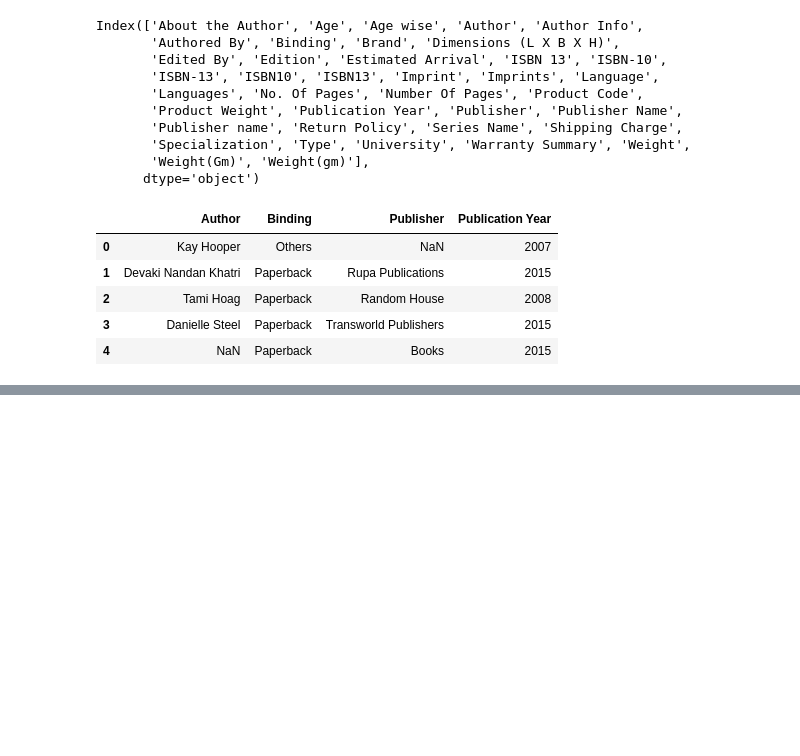
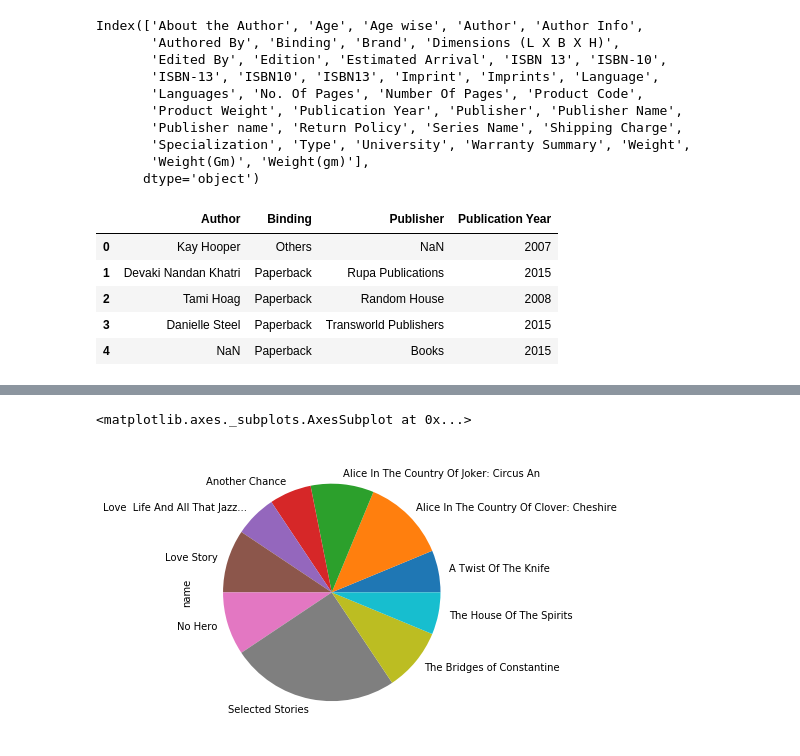
Before and after one commit to hongson6/Analysis-on-Best-Selling-Books-in-India, a Jupyter notebook: Final Project.ipynb, the cells around one changed output, grey strips where cells are left out. Saved outputs shown, nothing was run; the diff lists cells and outputs as text; code cells hidden in the pictures; blank space fills up the shorter version.

```diff
--- a/Final Project.ipynb
+++ b/Final Project.ipynb
@@ -424,16 +383,16 @@ OS1.head()
 # %%
 OS1.index = OS1.index.astype(int)
-# OS2.index = OS2.index.astype(int)
-# OS3.index = OS3.index.astype(int)
-# OS4.index = OS4.index.astype(int)
-# OS5.index = OS5.index.astype(int)
+OS2.index = OS2.index.astype(int)
+OS3.index = OS3.index.astype(int)
+OS4.index = OS4.index.astype(int)
+OS5.index = OS5.index.astype(int)
 
 new_books = pd.merge(books, books1, left_index=True, right_index=True)
 new_books = pd.merge(new_books, OS1, left_index=True, right_index=True)
-# new_books = pd.merge(new_books, OS2, left_index=True, right_index=True)
-# new_books = pd.merge(new_books, OS3, left_index=True, right_index=True)
-# new_books = pd.merge(new_books, OS4, left_index=True, right_index=True)
-# new_books = pd.merge(new_books, OS5, left_index=True, right_index=True)
+new_books = pd.merge(new_books, OS2, left_index=True, right_index=True)
+new_books = pd.merge(new_books, OS3, left_index=True, right_index=True)
+new_books = pd.merge(new_books, OS4, left_index=True, right_index=True)
+new_books = pd.merge(new_books, OS5, left_index=True, right_index=True)
 # %%
 new_books = new_books.drop(columns=['desc', 'insertedon', 'other_sellers', 'specifications'])
 new_books
@@ -458,0 +418,5 @@ new_books
+# %%
+publisher_new_books = new_books['brand'].fillna(new_books['Publisher'])
+publisher_new_books
+new_books = new_books.merge(publisher_new_books.to_frame(), left_index=True, right_index=True)
+new_books
@@ -458,0 +442,3 @@ new_books
+# %%
+new_books = new_books.drop(columns=['brand_x', 'Publisher'])
+new_books
@@ -458,0 +464,5 @@ new_books
+# %%
+new_books.name.value_counts()[0:10].sort_index().plot.pie(figsize=(15,5))
+# %% [output]
+<matplotlib.axes._subplots.AxesSubplot at 0x...>
+[figure, added]
```
Also changed, not shown: parts of 16 cells of this notebook.
